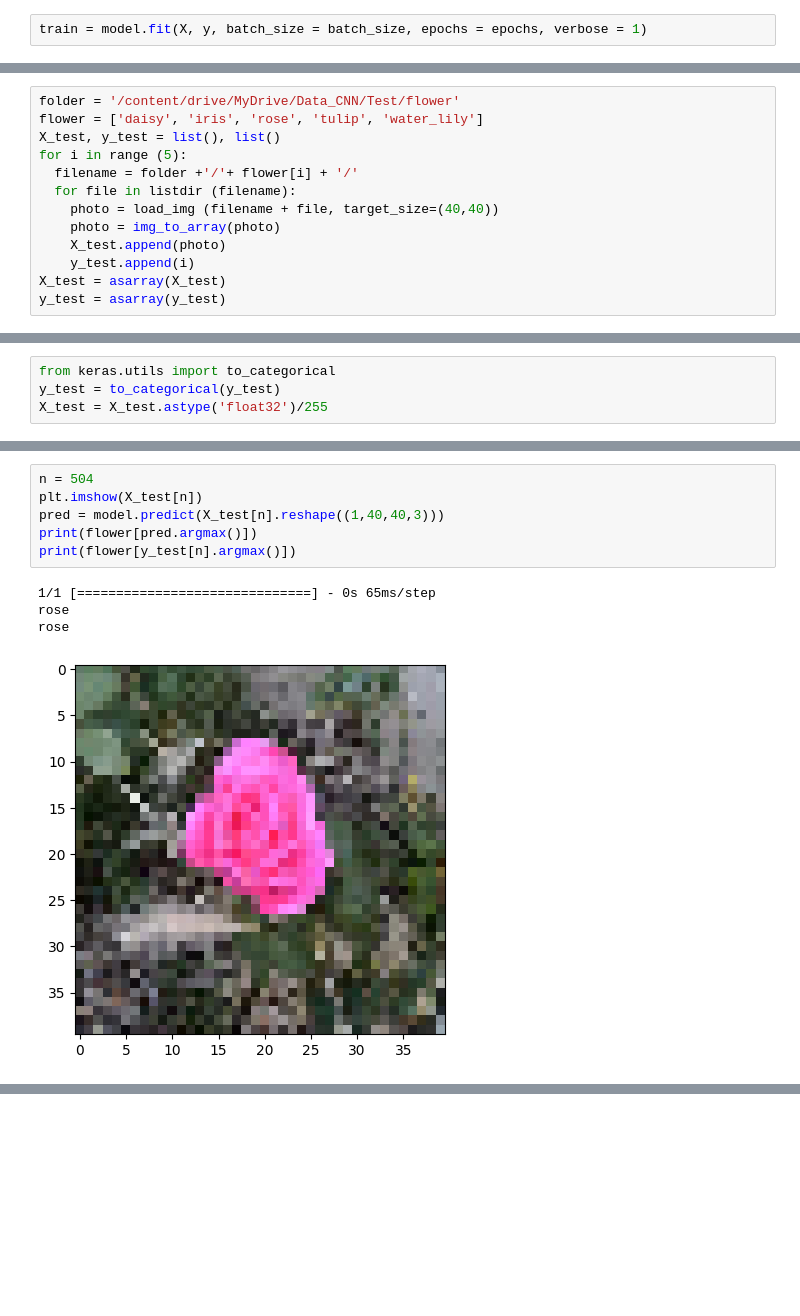
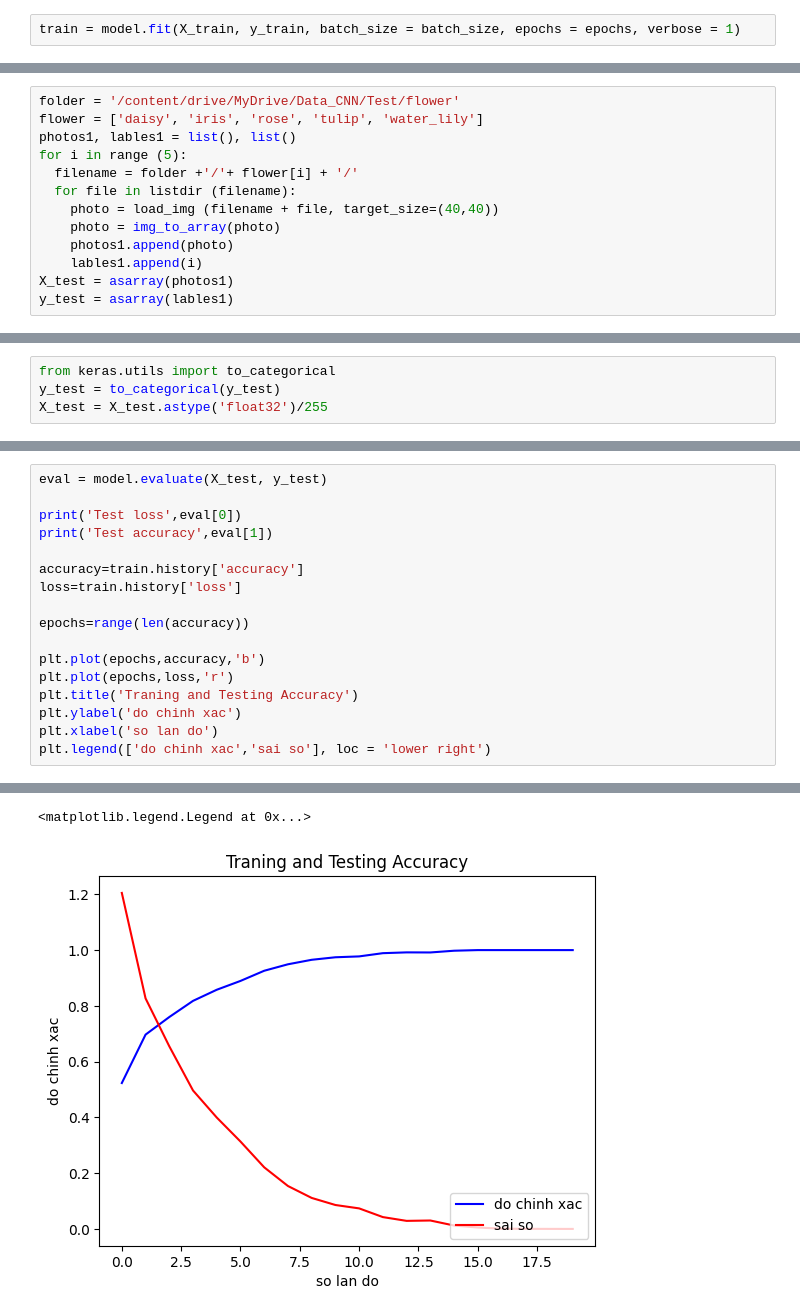
Before and after one commit to Quang-Trong-Tan-Loc/AI, a Jupyter notebook: BT11_clessify_flowers_with_CNN.ipynb, the cells around one changed output, grey strips where cells are left out. Drawn from its saved outputs; the diff is of its cells as text; blank space fills up the shorter version.

```diff
--- a/BT11_clessify_flowers_with_CNN.ipynb
+++ b/BT11_clessify_flowers_with_CNN.ipynb
@@ -94,6 +114,6 @@ Trainable params: 1,732,421
 Non-trainable params: 0
 _________________________________________________________________
 # %%
-train = model.fit(X, y, batch_size = batch_size, epochs = epochs, verbose = 1)
+train = model.fit(X_train, y_train, batch_size = batch_size, epochs = epochs, verbose = 1)
 # %% [output]
 Epoch 1/20
@@ -116,16 +136,16 @@ Epoch 20/20
 # %%
 folder = '/content/drive/MyDrive/Data_CNN/Test/flower'
 flower = ['daisy', 'iris', 'rose', 'tulip', 'water_lily']
-X_test, y_test = list(), list()
+photos1, lables1 = list(), list()
 for i in range (5):
   filename = folder +'/'+ flower[i] + '/'
   for file in listdir (filename):
     photo = load_img (filename + file, target_size=(40,40))
     photo = img_to_array(photo)
-    X_test.append(photo)
-    y_test.append(i)
-X_test = asarray(X_test)
-y_test = asarray(y_test)
+    photos1.append(photo)
+    lables1.append(i)
+X_test = asarray(photos1)
+y_test = asarray(lables1)
 # %%
 print(X_test.shape)
 print(y_test.shape)
@@ -144,11 +159,18 @@ model.evaluate(X_test, y_test)
-# %%
-n = 504
-plt.imshow(X_test[n])
-pred = model.predict(X_test[n].reshape((1,40,40,3)))
-print(flower[pred.argmax()])
-print(flower[y_test[n].argmax()])
-# %% [output]
-1/1 [==============================] - 0s 65ms/step
-rose
-rose
-[figure, removed]
+# %%
+eval = model.evaluate(X_test, y_test)
+
+print('Test loss',eval[0])
+print('Test accuracy',eval[1])
+
+accuracy=train.history['accuracy']
+loss=train.history['loss']
+
+epochs=range(len(accuracy))
+
+plt.plot(epochs,accuracy,'b')
+plt.plot(epochs,loss,'r')
+plt.title('Traning and Testing Accuracy')
+plt.ylabel('do chinh xac')
+plt.xlabel('so lan do')
+plt.legend(['do chinh xac','sai so'], loc = 'lower right')
+# %% [output]
@@ -154,0 +180,2 @@ rose
+<matplotlib.legend.Legend at 0x...>
+[figure, added]
```
Also changed, not shown: parts of 11 cells of this notebook.
